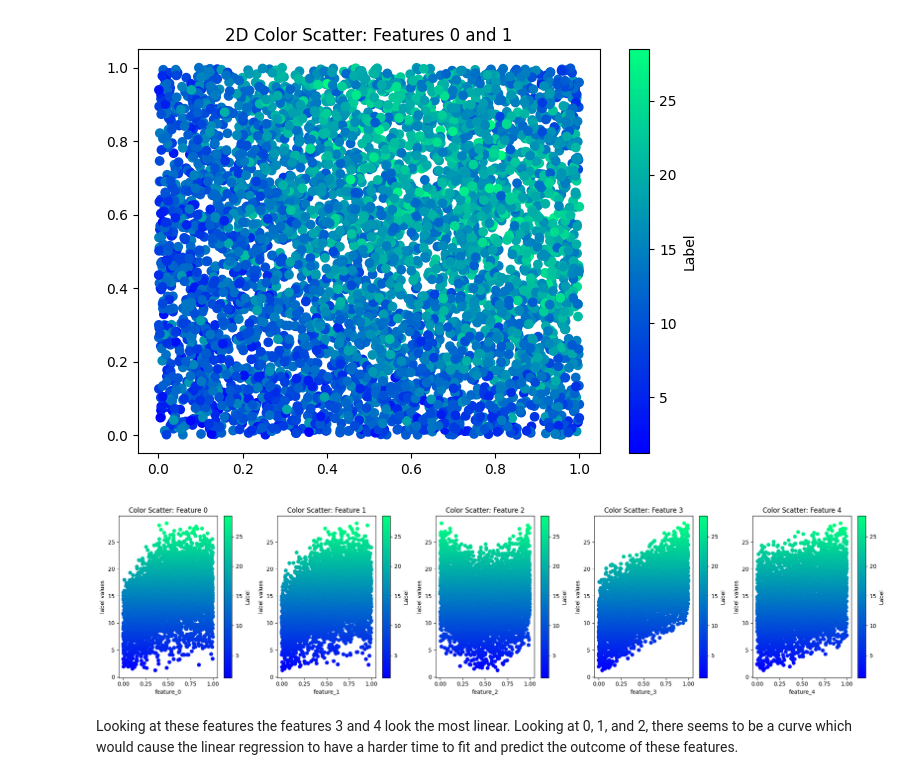
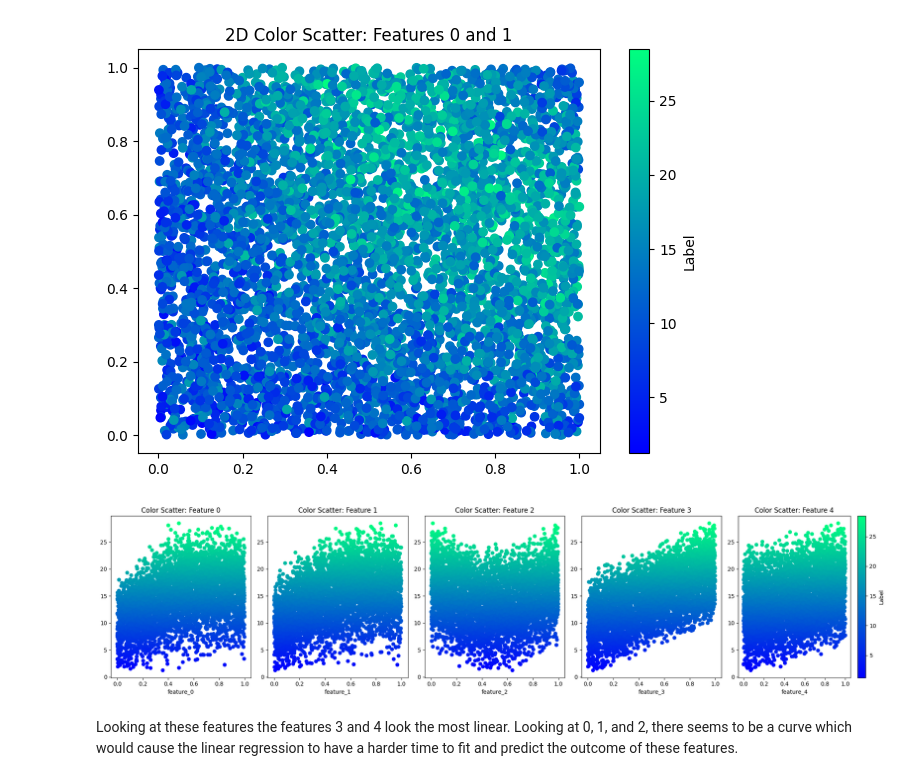
Before and after one commit to gentralg-Gitcoding/programming_basics, a Jupyter notebook: notebooks/lessson_19/Lesson_19_activity.ipynb, the cells around one changed output. Cells and saved outputs as stored; diff of their text form; code cells hidden in the pictures.

```diff
--- a/notebooks/lessson_19/Lesson_19_activity.ipynb
+++ b/notebooks/lessson_19/Lesson_19_activity.ipynb
@@ -299,18 +300,18 @@ plt.show()
 # %%
 fig, axes = plt.subplots(1, 5, figsize=(20, 5))
 
 for i in range(0, 5):
     scat = axes[i].scatter(X_df[f'feature_{i}'], y_series, c=y_series, cmap='winter')
     axes[i].set_title(f'Color Scatter: Feature {i}')
     axes[i].set_xlabel(f'feature_{i}')
-    axes[i].set_ylabel('label values')
+    # axes[i].set_ylabel('label values')
 
-    fig.colorbar(scat, ax=axes[i], label='Label')
+fig.colorbar(scat, ax=axes[4], label='Label')
 
 plt.tight_layout()
 plt.show()
 # %% [output]
-[figure, old version]
+[figure, new version]
 # %% [markdown]
 Looking at these features the features 3 and 4 look the most linear. Looking at 0, 1, and 2, there seems to be a curve which would cause the linear regression to have a harder time to fit and predict the outcome of these features.
 # %%
```
Also changed, not shown: parts of 8 cells of this notebook, 11 other files.
